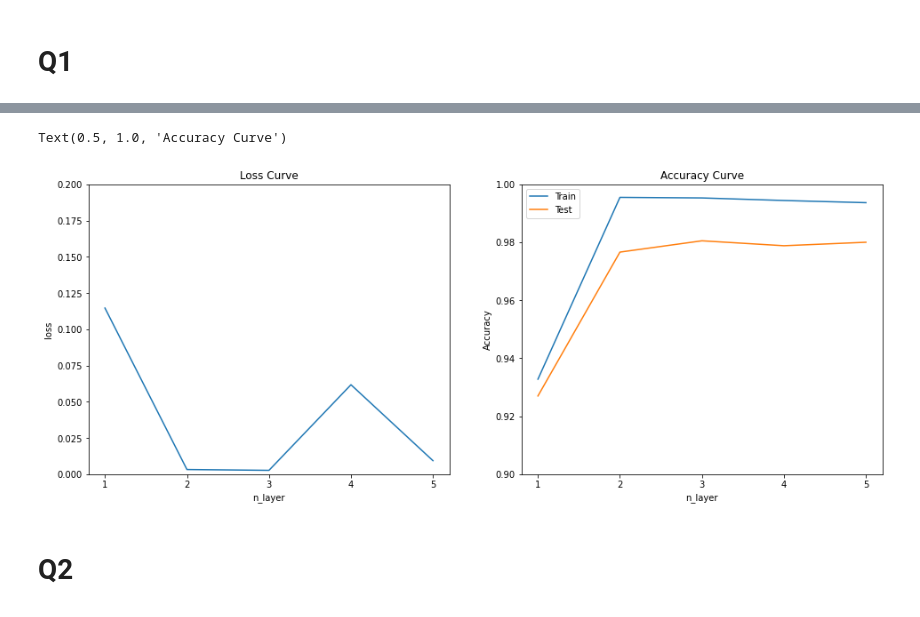
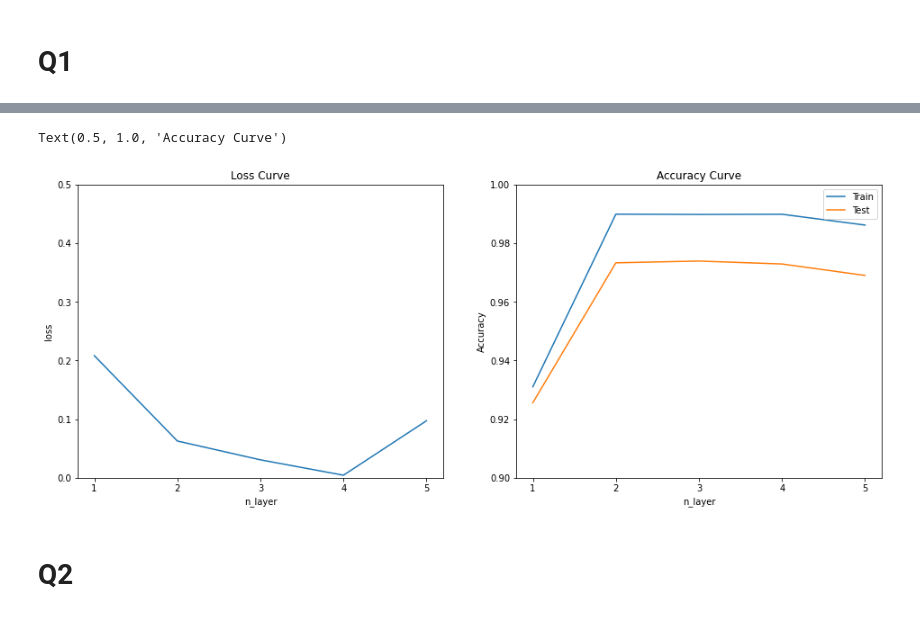
Before and after one commit to peng00bo00/Deep-Learning-on-Graphs, a Jupyter notebook: assignments/chapter2/Homework1.ipynb, the cells around one changed output, grey strips where cells are left out. Saved outputs shown, nothing was run; the diff lists cells and outputs as text; code cells hidden in the pictures.

```diff
--- a/assignments/chapter2/Homework1.ipynb
+++ b/assignments/chapter2/Homework1.ipynb
@@ -125,7 +125,7 @@ n_layers = [1, 2, 3, 4, 5]
 hists = []
 
 for n_layer in n_layers:
-    model = create_model(n_layer, 784, 10, 256)
+    model = create_model(n_layer, 784, 10, 64)
     model = model.to(device)
 
     print(f"n_layer: {n_layer}")
@@ -154,34 +154,34 @@ Epoch: 10, Training Loss: 0.0094, Training Accuracy: 0.9937, Test Accuracy: 0.98
 # %%
 train_loss = []
 train_acc  = []
 test_acc   = []
 
 for n_layer, hist in zip(n_layers, hists):
     train_loss.append(hist['loss'][-1])
     train_acc.append(hist['acc_train'][-1])
     test_acc.append(hist['acc_test'][-1])
 
 plt.subplots(ncols=2, figsize=(16, 6))
 plt.subplot(1, 2, 1)
 plt.plot(n_layers, train_loss)
-plt.ylim(0.0, 0.2)
+plt.ylim(0.0, 0.5)
 _ = plt.xticks(n_layers, n_layers)
 plt.xlabel("n_layer")
 plt.ylabel("loss")
 plt.title("Loss Curve")
 
 plt.subplot(1, 2, 2)
 plt.plot(n_layers, train_acc, label="Train")
 plt.plot(n_layers, test_acc, label="Test")
 plt.ylim(0.9, 1.0)
 _ = plt.xticks(n_layers, n_layers)
 plt.xlabel("n_layer")
 plt.ylabel("Accuracy")
 plt.legend()
 plt.title("Accuracy Curve")
 # %% [output]
 Text(0.5, 1.0, 'Accuracy Curve')
-[figure, old version]
+[figure, new version]
 # %% [markdown]
 # Q2
 # %%
```
Also changed, not shown: parts of 5 cells of this notebook.
